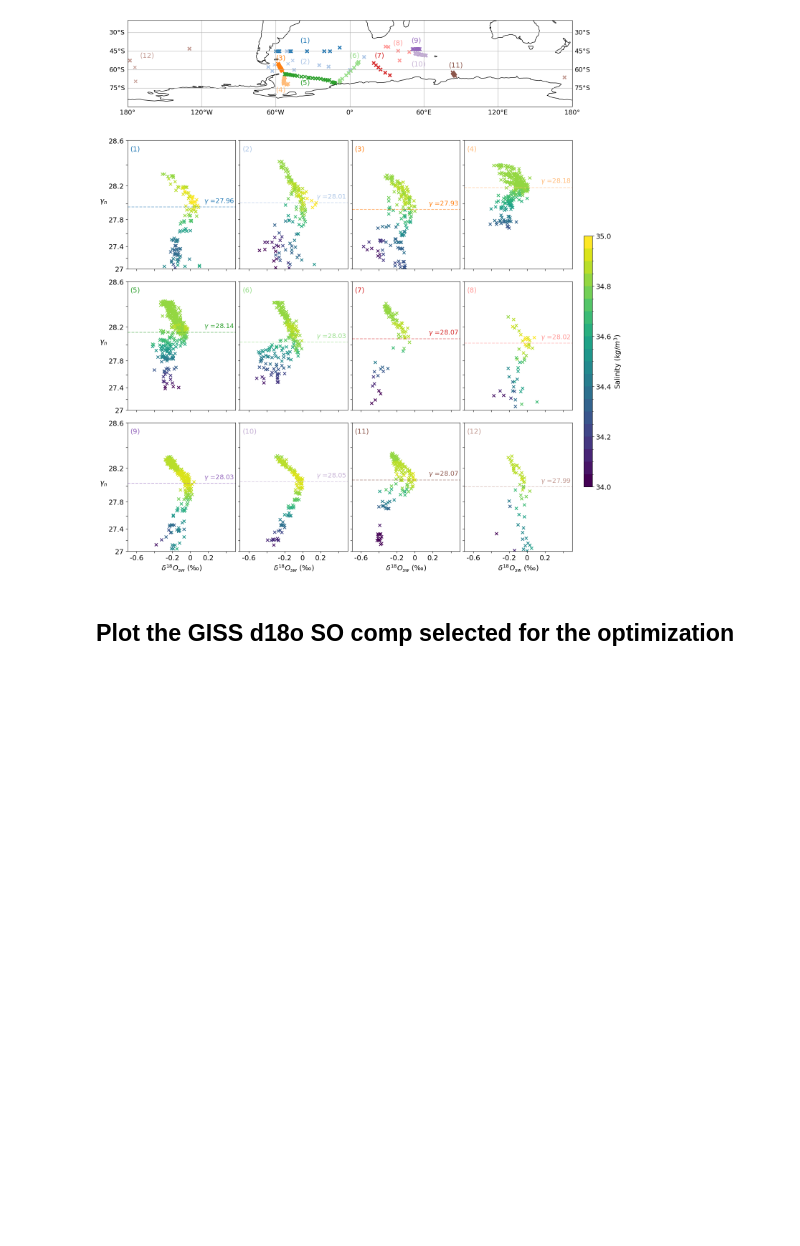
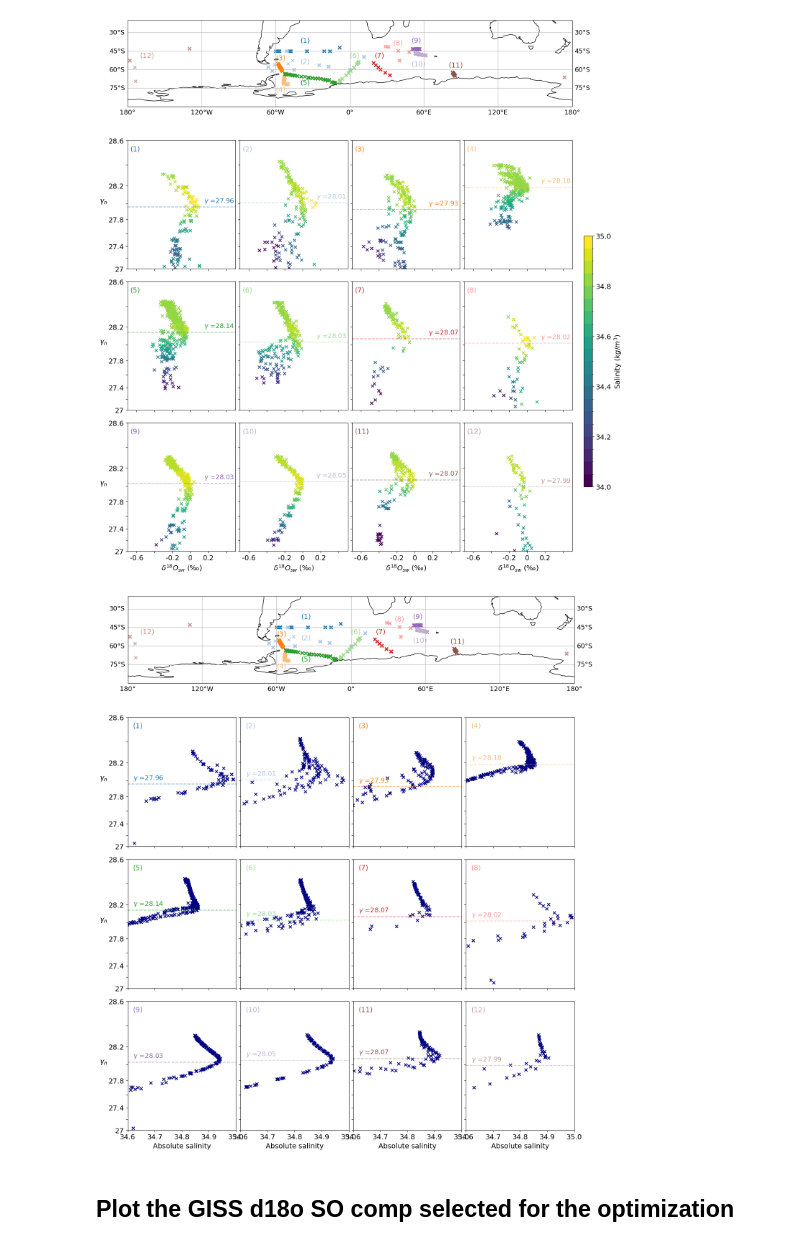
Before and after one commit to brumillet/d18o-southern-ocean, a Jupyter notebook: notebooks/optimization_fractions.ipynb, the cells around one changed output. Drawn from its saved outputs; the diff is of its cells as text; code cells hidden in the pictures; blank space fills up the shorter version.

```diff
--- a/notebooks/optimization_fractions.ipynb
+++ b/notebooks/optimization_fractions.ipynb
@@ -112,6 +111,38 @@ uf.add_cbar(fig, sc, y = 0.2, height = 0.35, fontsize = font, label = 'Salinity
 # %% [output]
 <matplotlib.colorbar.Colorbar at 0x...>
 [figure]
+# %%
+fig = plt.figure(figsize = (16, 20)); gs = fig.add_gridspec(4, 4, wspace = 0.04, hspace = 0.1); font = 14
+
+ax = fig.add_subplot(gs[0, :], projection=ccrs.PlateCarree())
+ax.coastlines(resolution='110m'); gl = ax.gridlines(draw_labels = {'bottom': 'x', 'right': 'y', 'left': 'y'}, ylocs = [-90 + 15 * i for i in range(5)])
+gl.xlabel_style = {'size': font - 1}; gl.ylabel_style = {'size': font - 1}; ax.set_ylim(-90, -20); ax.set_xlim(-180, 180); couleurs = plt.cm.tab20(range(12))
+for i in range(12):
+    ax.scatter(dfs[i]['Longitude'], dfs[i]['Latitude'], color = couleurs[i], marker = 'x')
+    ax.text(uf.coords_dataset[i][0], uf.coords_dataset[i][1], '(' + str(i+1) + ')', fontsize = font, color = couleurs[i])
+
+
+norm_S = uf.get_BoundNorm(34, 35, nbins = 20)
+for i in range(12):
+    i_row, i_col = i//4 + 1, i%4; xlabels, ylabels = uf.get_xylabels(3, 4, i)
+
+    ax = fig.add_subplot(gs[i_row, i_col])
+    sc = ax.scatter(dfs[i]['absolute_salinity'], dfs[i]['Gamma'], marker = 'x', c = 'navy')
+
+    ax.axhline(y = uf.l_neut_dens[i], ls = '--', color = couleurs[i], alpha = 0.5); ax.text(34.62, uf.l_neut_dens[i] + 0.05, '$\gamma$ =' + str(uf.l_neut_dens[i]), fontsize = font - 1, color = couleurs[i])
+    ax.text(34.62, 28.52, '(' + str(i + 1) + ')', fontsize = font, color = couleurs[i])
+
+    ax.set_yscale('custom_scale'); ax.invert_yaxis()
+    uf.plot_details_axis(ax, sc, cb = False, xlim = (34.6, 35), ylim = (28.6, 27), nbins = 20, xticks = [34.6 + 0.1*i for i in range(5)], yticks = [27 + 0.2*i for i in range(9)], font = font, xlabels = xlabels, ylabels = ylabels)
+
+    if ylabels: ax.set_ylabel('$\gamma_n$', fontsize = font, rotation = 0, labelpad = 10); ax.set_yticklabels(['27', '', '27.4', '', '27.8', '', '28.2', '', '28.6'], fontsize = font)
+    if xlabels: ax.set_xlabel('Absolute salinity', fontsize = font); ax.set_xticklabels([format(34.6 + 0.1*i, '.1f') for i in range(5)], fontsize = font)
+
+# uf.add_cbar(fig, sc, y = 0.2, height = 0.35, fontsize = font, label = 'Salinity ($kg/m^3$)', ticks = [34 + i * 0.2 for i in range (6)])
+
+# plt.savefig(fig_path + 'd18o_profiles_SO_map.png', bbox_inches = 'tight')
+# %% [output]
+[figure, added]
 # %% [markdown]
 ## Plot the GISS d18o SO comp selected for the optimization
 # %%
```
Also changed, not shown: parts of 12 cells of this notebook, 6 other files.
